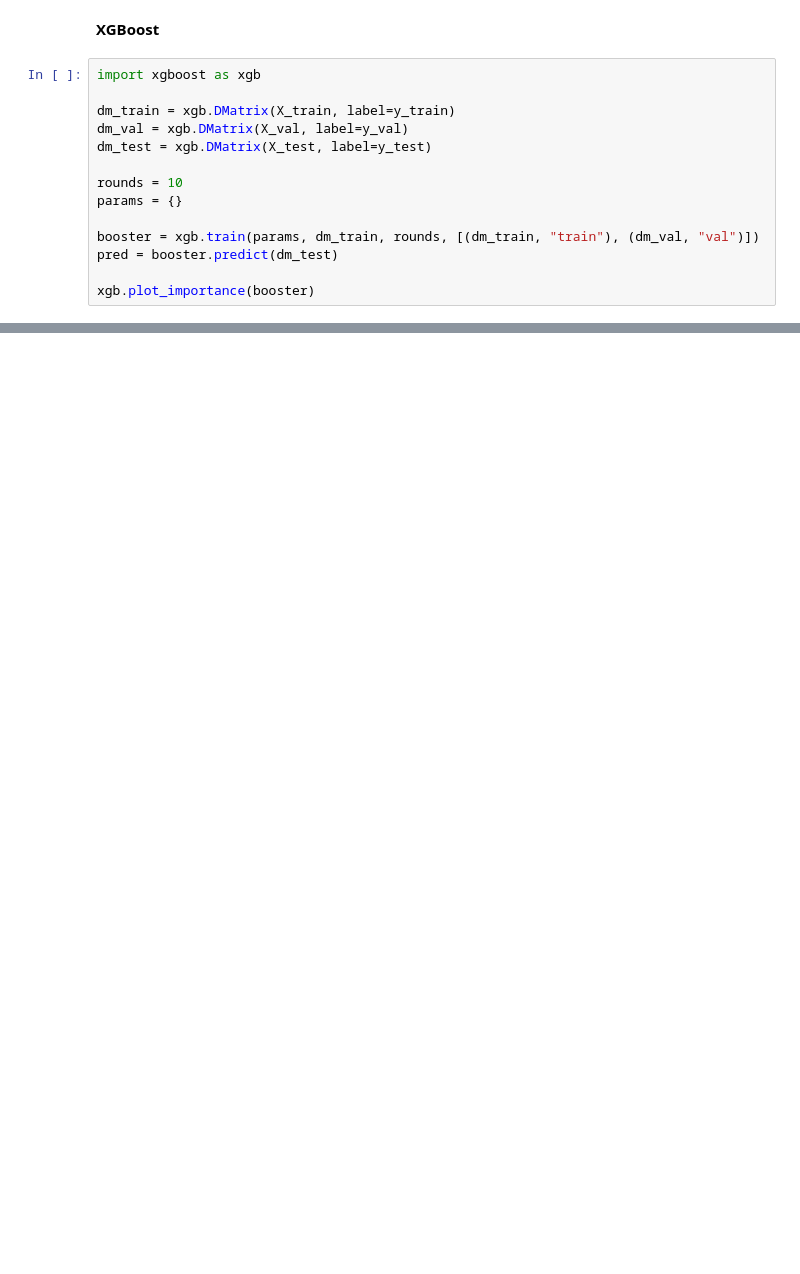
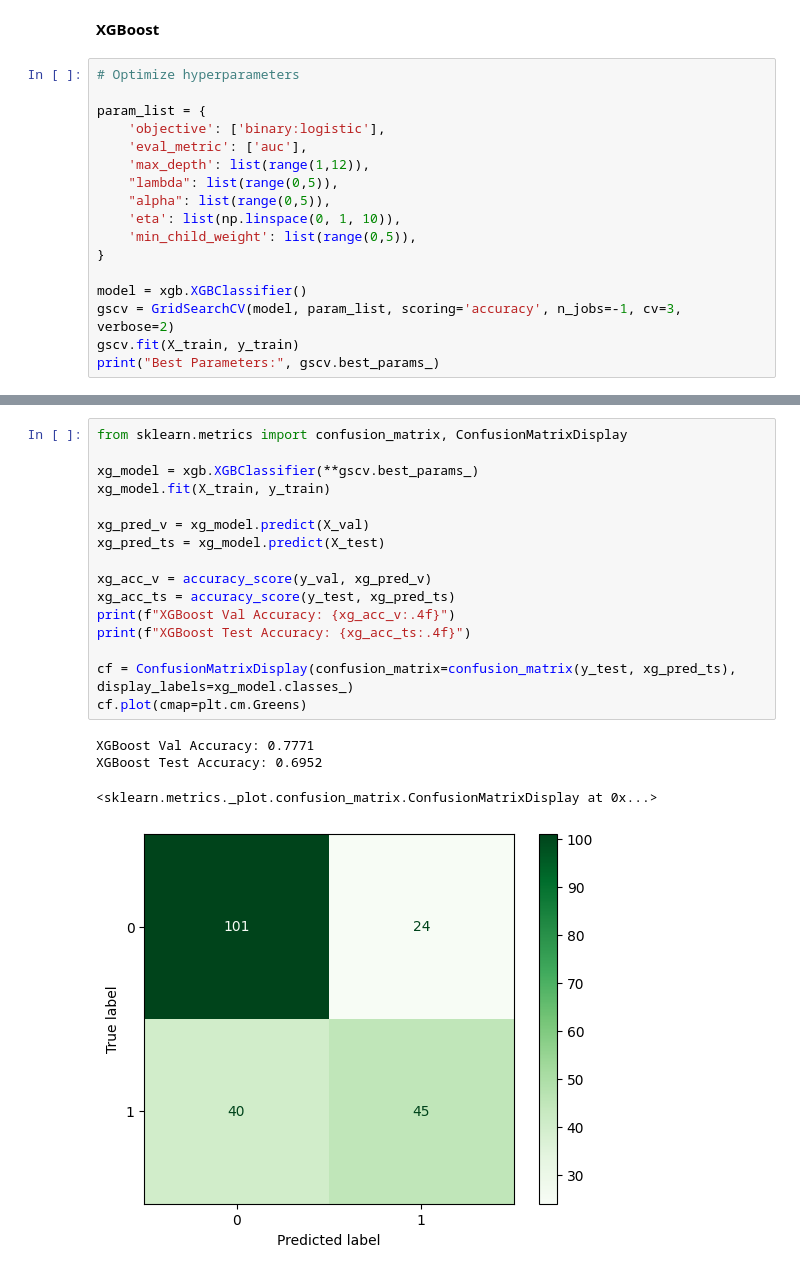
Before and after one commit to ISC4241/final-project, a Jupyter notebook: notebooks/3-training.ipynb, the cells around one changed output, grey strips where cells are left out. Saved outputs shown, nothing was run; the diff lists cells and outputs as text; blank space fills up the shorter version.

Commit message:
add xgboost and logistic reg.

```diff
--- a/notebooks/3-training.ipynb
+++ b/notebooks/3-training.ipynb
@@ -48,17 +59,20 @@ dtype: object
 # %% [markdown]
 **XGBoost**
 # %%
-import xgboost as xgb
+# Optimize hyperparameters
 
-dm_train = xgb.DMatrix(X_train, label=y_train)
-dm_val = xgb.DMatrix(X_val, label=y_val)
-dm_test = xgb.DMatrix(X_test, label=y_test)
+param_list = {
+    'objective': ['binary:logistic'],
+    'eval_metric': ['auc'],
+    'max_depth': list(range(1,12)),
+    "lambda": list(range(0,5)),
+    "alpha": list(range(0,5)),
+    'eta': list(np.linspace(0, 1, 10)),
+    'min_child_weight': list(range(0,5)),
+}
 
-rounds = 10
-params = {}
-
-booster = xgb.train(params, dm_train, rounds, [(dm_train, "train"), (dm_val, "val")])
-pred = booster.predict(dm_test)
-
-xgb.plot_importance(booster)
+model = xgb.XGBClassifier()
+gscv = GridSearchCV(model, param_list, scoring='accuracy', n_jobs=-1, cv=3, verbose=2)
+gscv.fit(X_train, y_train)
+print("Best Parameters:", gscv.best_params_)
 # %% [output]
@@ -76,0 +97,21 @@ ValueError: shape mismatch: objects cannot be broadcast to a single shape.  Mism
+# %%
+from sklearn.metrics import confusion_matrix, ConfusionMatrixDisplay
+
+xg_model = xgb.XGBClassifier(**gscv.best_params_)
+xg_model.fit(X_train, y_train)
+
+xg_pred_v = xg_model.predict(X_val)
+xg_pred_ts = xg_model.predict(X_test)
+
+xg_acc_v = accuracy_score(y_val, xg_pred_v)
+xg_acc_ts = accuracy_score(y_test, xg_pred_ts)
+print(f"XGBoost Val Accuracy: {xg_acc_v:.4f}")
+print(f"XGBoost Test Accuracy: {xg_acc_ts:.4f}")
+
+cf = ConfusionMatrixDisplay(confusion_matrix=confusion_matrix(y_test, xg_pred_ts), display_labels=xg_model.classes_)
+cf.plot(cmap=plt.cm.Greens)
+# %% [output]
+XGBoost Val Accuracy: 0.7771
+XGBoost Test Accuracy: 0.6952
+<sklearn.metrics._plot.confusion_matrix.ConfusionMatrixDisplay at 0x...>
+[figure, added]
```
Also changed, not shown: parts of 5 cells of this notebook.
